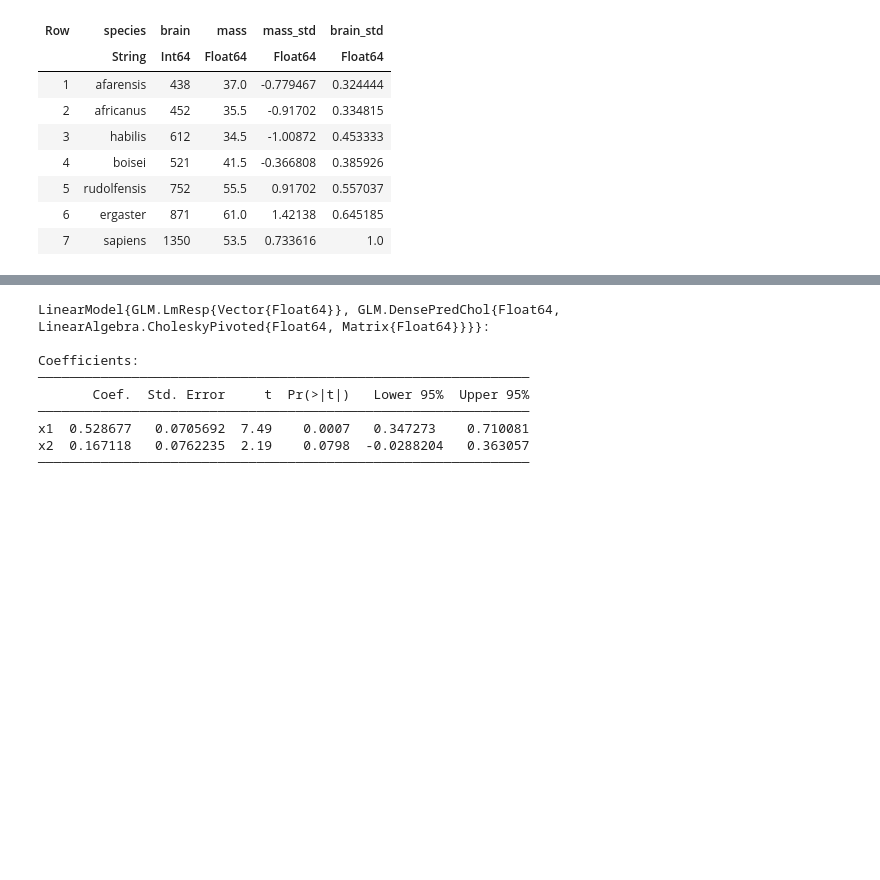
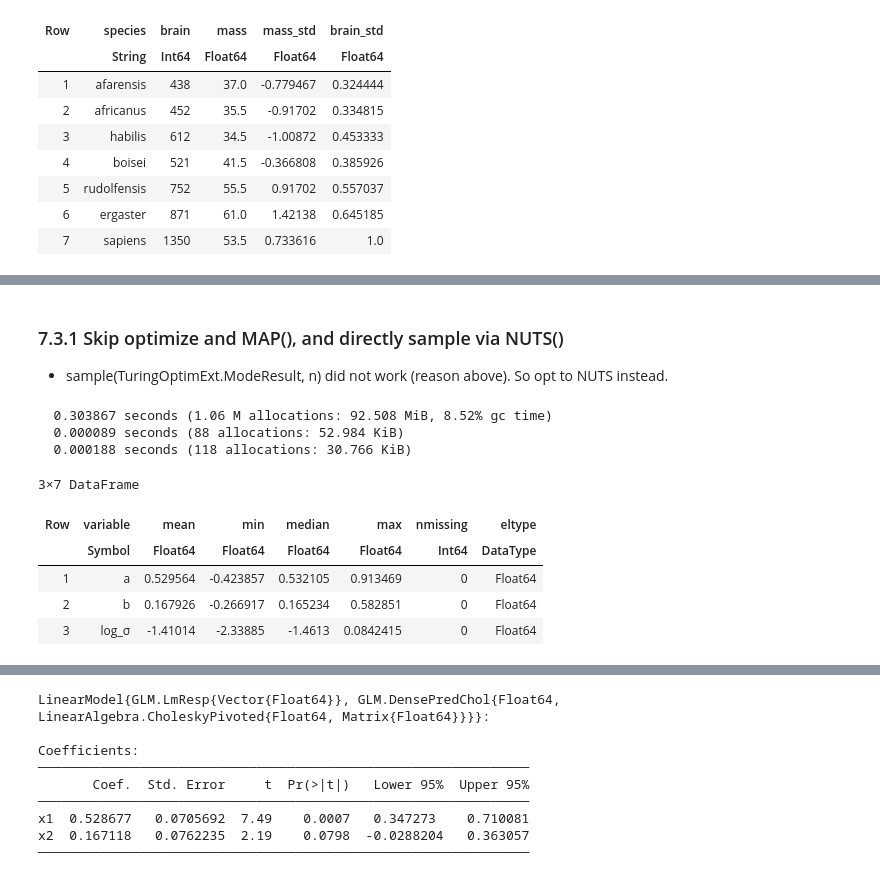
Before and after one commit to polyactis/rethinking-2ed-julia, a Jupyter notebook: 07-Chapter 7. Ulysses' Compass.ipynb, the cells around one changed output, grey strips where cells are left out. Saved outputs shown, nothing was run; the diff lists cells and outputs as text; code cells hidden in the pictures; blank space fills up the shorter version.

```diff
--- a/07-Chapter 7. Ulysses' Compass.ipynb
+++ b/07-Chapter 7. Ulysses' Compass.ipynb
@@ -142,0 +200,18 @@ Closest candidates are:
+# %% [markdown]
+### 7.3.1 Skip optimize and MAP(), and directly sample via NUTS()
+
+- sample(TuringOptimExt.ModeResult, n) did not work (reason above). So opt to NUTS instead.
+# %%
+@time m7_1_ch = sample(model_m7_1(d.mass_std, d.brain_std), NUTS(), 1000)
+@time m7_1 = DataFrame(m7_1_ch)
+@time describe(m7_1)
+# %% [output]
+  0.303867 seconds (1.06 M allocations: 92.508 MiB, 8.52% gc time)
+  0.000089 seconds (88 allocations: 52.984 KiB)
+  0.000188 seconds (118 allocations: 30.766 KiB)
+3×7 DataFrame
+| Row | variable | mean | min | median | max | nmissing | eltype |
+|  | Symbol | Float64 | Float64 | Float64 | Float64 | Int64 | DataType |
+| 1 | a | 0.529564 | -0.423857 | 0.532105 | 0.913469 | 0 | Float64 |
+| 2 | b | 0.167926 | -0.266917 | 0.165234 | 0.582851 | 0 | Float64 |
+| 3 | log_σ | -1.41014 | -2.33885 | -1.4613 | 0.0842415 | 0 | Float64 |
```
Also changed, not shown: parts of 59 cells of this notebook, 5 other files.
